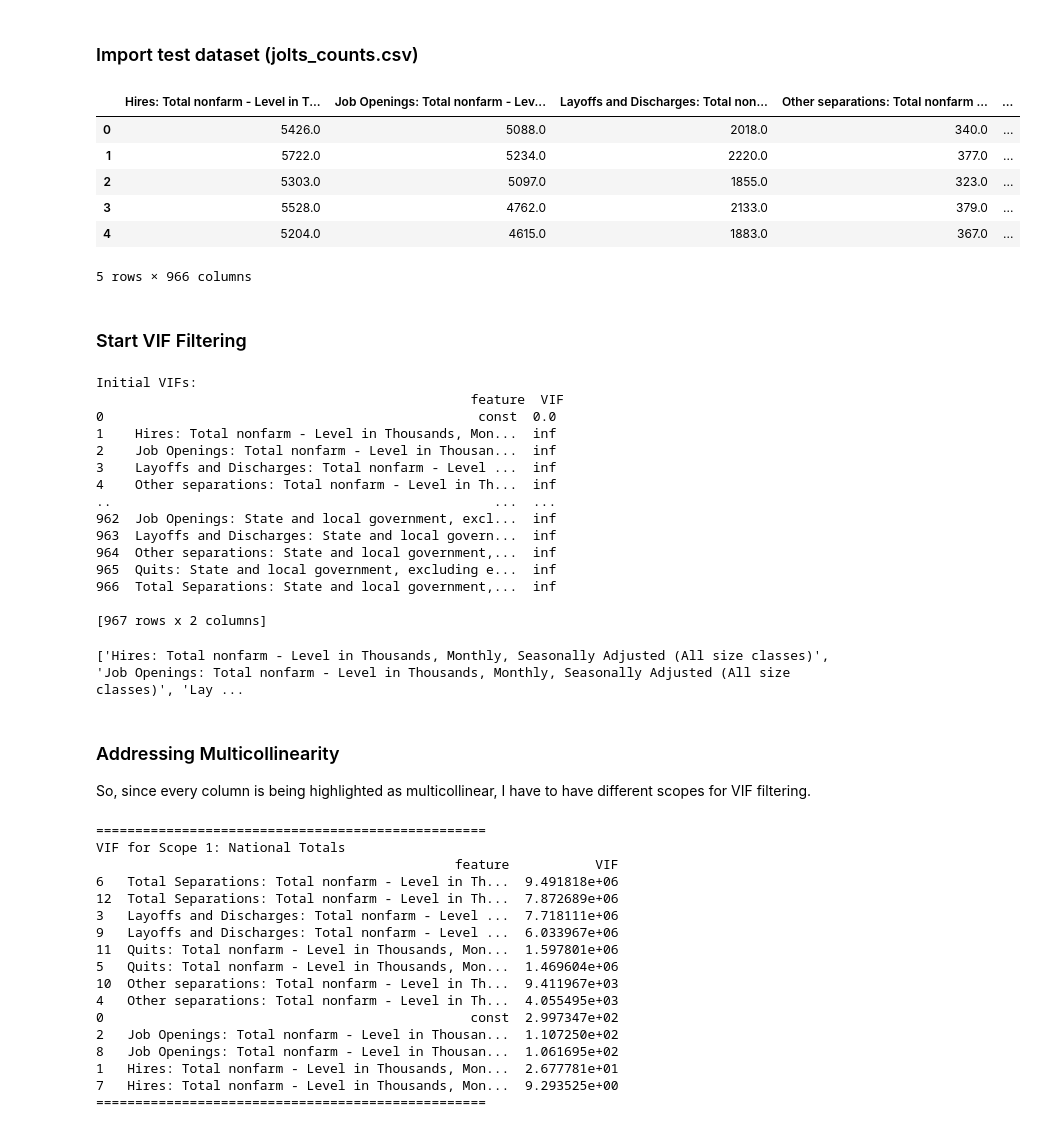
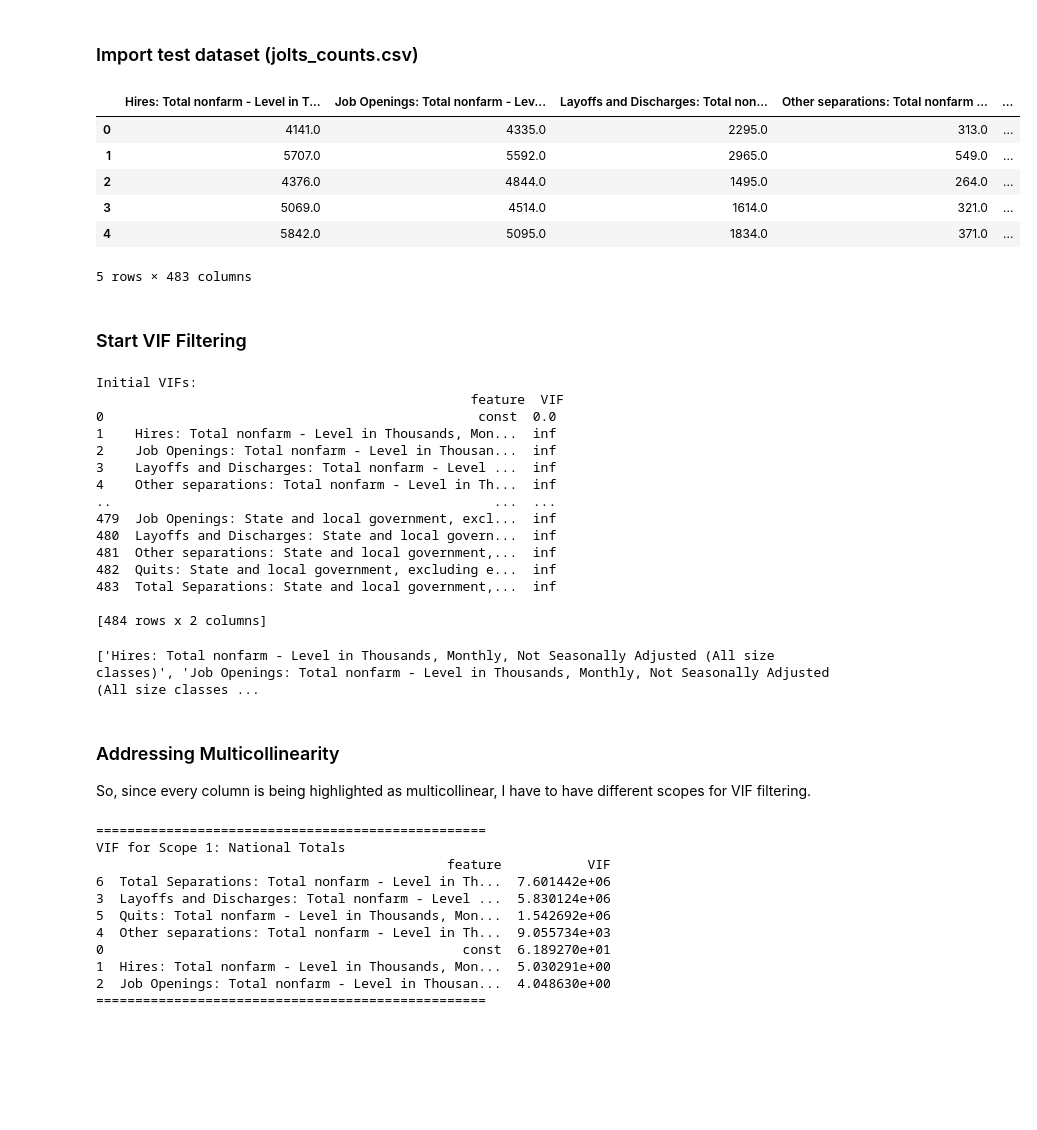
Before and after one commit to Sameer-Sethuram/SwYtch-Team-Monkey, a Jupyter notebook: vif_filtering.ipynb, the cells around one changed output. Saved outputs shown, nothing was run; the diff lists cells and outputs as text; code cells hidden in the pictures; blank space fills up the shorter version.

```diff
--- a/vif_filtering.ipynb
+++ b/vif_filtering.ipynb
@@ -13,19 +13,19 @@ from statsmodels.tools.tools import add_constant
 # %% [markdown]
 ### Import test dataset (jolts_counts.csv)
 # %%
-jolts_counts = pd.read_csv('jolts_counts.csv')
+jolts_counts = pd.read_csv('data/jolts_counts_not_seasonally_adjusted.csv')
 
-jolts_counts = jolts_counts.drop(['date'], axis=1)
+jolts_counts = jolts_counts.drop(['date', 'Unnamed: 0'], axis=1)
 
 jolts_counts.head()
 # %% [output]
 |  | Hires: Total nonfarm - Level in T... | Job Openings: Total nonfarm - Lev... | Layoffs and Discharges: Total non... | Other separations: Total nonfarm ... | ... |
-| 0 | 5426.0 | 5088.0 | 2018.0 | 340.0 | ... |
-| 1 | 5722.0 | 5234.0 | 2220.0 | 377.0 | ... |
-| 2 | 5303.0 | 5097.0 | 1855.0 | 323.0 | ... |
-| 3 | 5528.0 | 4762.0 | 2133.0 | 379.0 | ... |
-| 4 | 5204.0 | 4615.0 | 1883.0 | 367.0 | ... |
+| 0 | 4141.0 | 4335.0 | 2295.0 | 313.0 | ... |
+| 1 | 5707.0 | 5592.0 | 2965.0 | 549.0 | ... |
+| 2 | 4376.0 | 4844.0 | 1495.0 | 264.0 | ... |
+| 3 | 5069.0 | 4514.0 | 1614.0 | 321.0 | ... |
+| 4 | 5842.0 | 5095.0 | 1834.0 | 371.0 | ... |
-5 rows × 966 columns
+5 rows × 483 columns
 # %% [markdown]
 ### Start VIF Filtering
 # %%
@@ -46,17 +46,17 @@ Initial VIFs:
 3    Layoffs and Discharges: Total nonfarm - Level ...  inf
 4    Other separations: Total nonfarm - Level in Th...  inf
 ..                                                 ...  ...
-962  Job Openings: State and local government, excl...  inf
-963  Layoffs and Discharges: State and local govern...  inf
-964  Other separations: State and local government,...  inf
-965  Quits: State and local government, excluding e...  inf
-966  Total Separations: State and local government,...  inf
+479  Job Openings: State and local government, excl...  inf
+480  Layoffs and Discharges: State and local govern...  inf
+481  Other separations: State and local government,...  inf
+482  Quits: State and local government, excluding e...  inf
+483  Total Separations: State and local government,...  inf
 
-[967 rows x 2 columns]
+[484 rows x 2 columns]
 # %%
 print(list(jolts_counts.columns))
 # %% [output]
-['Hires: Total nonfarm - Level in Thousands, Monthly, Seasonally Adjusted (All size classes)', 'Job Openings: Total nonfarm - Level in Thousands, Monthly, Seasonally Adjusted (All size classes)', 'Lay ...
+['Hires: Total nonfarm - Level in Thousands, Monthly, Not Seasonally Adjusted (All size classes)', 'Job Openings: Total nonfarm - Level in Thousands, Monthly, Not Seasonally Adjusted (All size classes ...
 # %% [markdown]
 ### Addressing Multicollinearity
 
@@ -101,20 +101,14 @@ print("="*50)
 # %% [output]
 ==================================================
 VIF for Scope 1: National Totals
-                                              feature           VIF
-6   Total Separations: Total nonfarm - Level in Th...  9.491818e+06
-12  Total Separations: Total nonfarm - Level in Th...  7.872689e+06
-3   Layoffs and Discharges: Total nonfarm - Level ...  7.718111e+06
-9   Layoffs and Discharges: Total nonfarm - Level ...  6.033967e+06
-11  Quits: Total nonfarm - Level in Thousands, Mon...  1.597801e+06
-5   Quits: Total nonfarm - Level in Thousands, Mon...  1.469604e+06
-10  Other separations: Total nonfarm - Level in Th...  9.411967e+03
-4   Other separations: Total nonfarm - Level in Th...  4.055495e+03
-0                                               const  2.997347e+02
-2   Job Openings: Total nonfarm - Level in Thousan...  1.107250e+02
-8   Job Openings: Total nonfarm - Level in Thousan...  1.061695e+02
-1   Hires: Total nonfarm - Level in Thousands, Mon...  2.677781e+01
-7   Hires: Total nonfarm - Level in Thousands, Mon...  9.293525e+00
+                                             feature           VIF
+6  Total Separations: Total nonfarm - Level in Th...  7.601442e+06
+3  Layoffs and Discharges: Total nonfarm - Level ...  5.830124e+06
+5  Quits: Total nonfarm - Level in Thousands, Mon...  1.542692e+06
+4  Other separations: Total nonfarm - Level in Th...  9.055734e+03
+0                                              const  6.189270e+01
+1  Hires: Total nonfarm - Level in Thousands, Mon...  5.030291e+00
+2  Job Openings: Total nonfarm - Level in Thousan...  4.048630e+00
 ==================================================
 # %%
 X_national.head()
```
Also changed, not shown: parts of 25 cells of this notebook, 7 other files.
